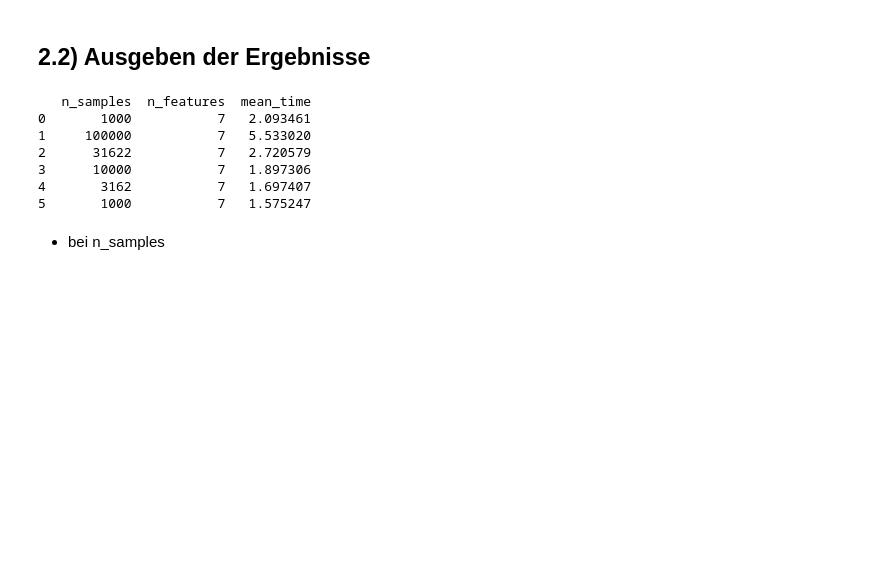
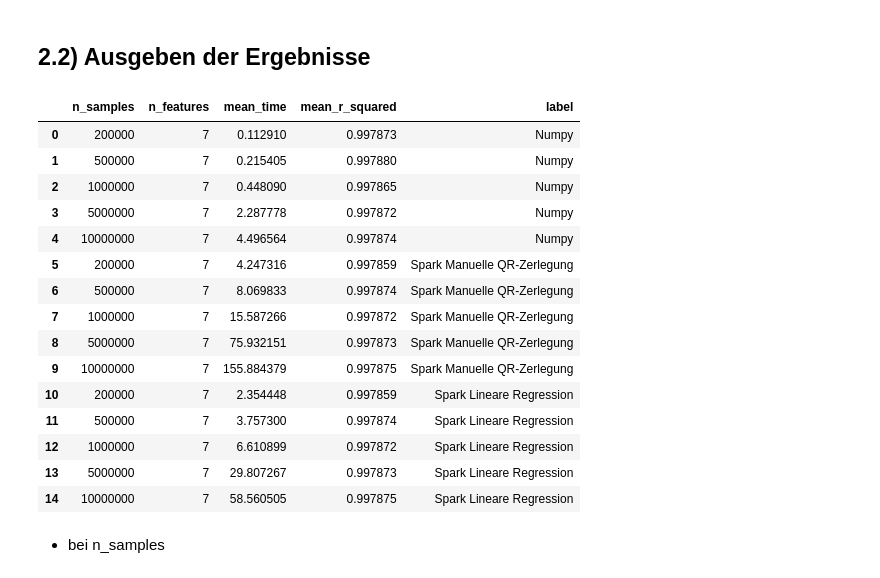
Before and after one commit to dgojny/Datenanalyse-in-BigData, a Jupyter notebook: notebooks/QR_Spark.ipynb, the cells around one changed output. Cells and saved outputs as stored; diff of their text form; code cells hidden in the pictures; blank space fills up the shorter version.

```diff
--- a/notebooks/QR_Spark.ipynb
+++ b/notebooks/QR_Spark.ipynb
@@ -549,7 +1105,8 @@ Benchmarking n=31,622 samples...
+# %%
+results_point_df = pd.concat(results_point, ignore_index=True)
+results_point_df
 # %% [markdown]
 ### Benchmark Spark
 # %%
-max_n = 10000000
-n_features = 7
-beta_true = np.random.randn(n_features + 1)
-results_spark = run_benchmark_spark(max_n, n_features, beta_true)
+results_spark = []
+results_spark = [run_benchmark_spark(n=n, p=n_features, beta_true=beta_true) for n in n_values]
@@ -555,0 +1115,2 @@ results_spark = run_benchmark_spark(max_n, n_features, beta_true)
+# %%
+results_spark_df = pd.concat(results_spark, ignore_index=True)
@@ -577,15 +1179,29 @@ def extract_info(dataframes):
     return result
 # %%
-result_df = extract_info([results_numpy, results_range])
-print(result_df)
+dataframes = [results_numpy, results_point_df, results_spark_df]
+labels = ["Numpy", "Spark Manuelle QR-Zerlegung", "Spark Lineare Regression"]
+
+# Extract and compare information
+comparison_df = extract_info(dataframes, labels)
-# %% [output]
-   n_samples  n_features  mean_time
-0       1000           7   2.093461
-1     100000           7   5.533020
-2      31622           7   2.720579
-3      10000           7   1.897306
-4       3162           7   1.697407
-5       1000           7   1.575247
+# %%
+comparison_df
+# %% [output]
+|  | n_samples | n_features | mean_time | mean_r_squared | label |
+| 0 | 200000 | 7 | 0.112910 | 0.997873 | Numpy |
+| 1 | 500000 | 7 | 0.215405 | 0.997880 | Numpy |
+| 2 | 1000000 | 7 | 0.448090 | 0.997865 | Numpy |
+| 3 | 5000000 | 7 | 2.287778 | 0.997872 | Numpy |
+| 4 | 10000000 | 7 | 4.496564 | 0.997874 | Numpy |
+| 5 | 200000 | 7 | 4.247316 | 0.997859 | Spark Manuelle QR-Zerlegung |
+| 6 | 500000 | 7 | 8.069833 | 0.997874 | Spark Manuelle QR-Zerlegung |
+| 7 | 1000000 | 7 | 15.587266 | 0.997872 | Spark Manuelle QR-Zerlegung |
+| 8 | 5000000 | 7 | 75.932151 | 0.997873 | Spark Manuelle QR-Zerlegung |
+| 9 | 10000000 | 7 | 155.884379 | 0.997875 | Spark Manuelle QR-Zerlegung |
+| 10 | 200000 | 7 | 2.354448 | 0.997859 | Spark Lineare Regression |
+| 11 | 500000 | 7 | 3.757300 | 0.997874 | Spark Lineare Regression |
+| 12 | 1000000 | 7 | 6.610899 | 0.997872 | Spark Lineare Regression |
+| 13 | 5000000 | 7 | 29.807267 | 0.997873 | Spark Lineare Regression |
+| 14 | 10000000 | 7 | 58.560505 | 0.997875 | Spark Lineare Regression |
 # %% [markdown]
 - bei n_samples
 # %% [markdown]
```
Also changed, not shown: parts of 45 cells of this notebook.
